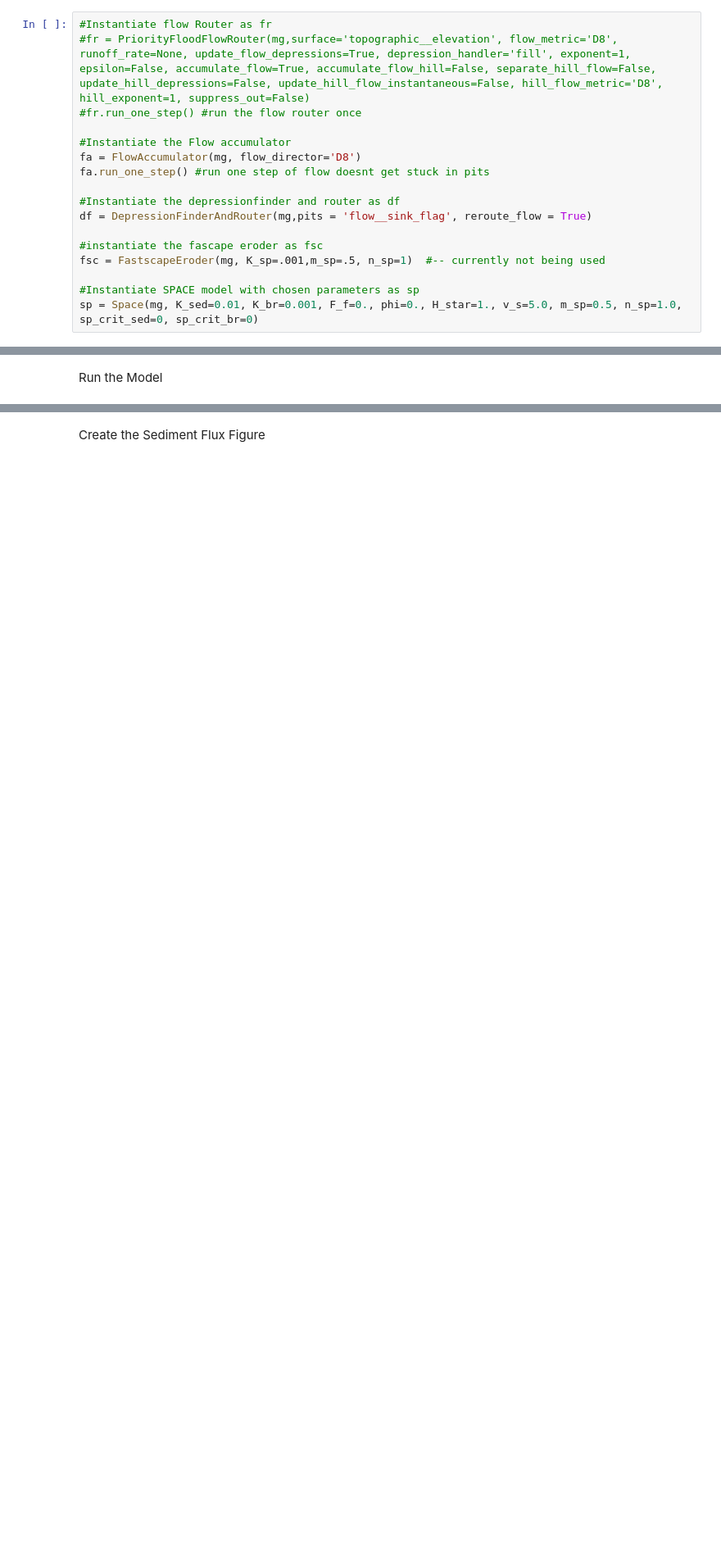
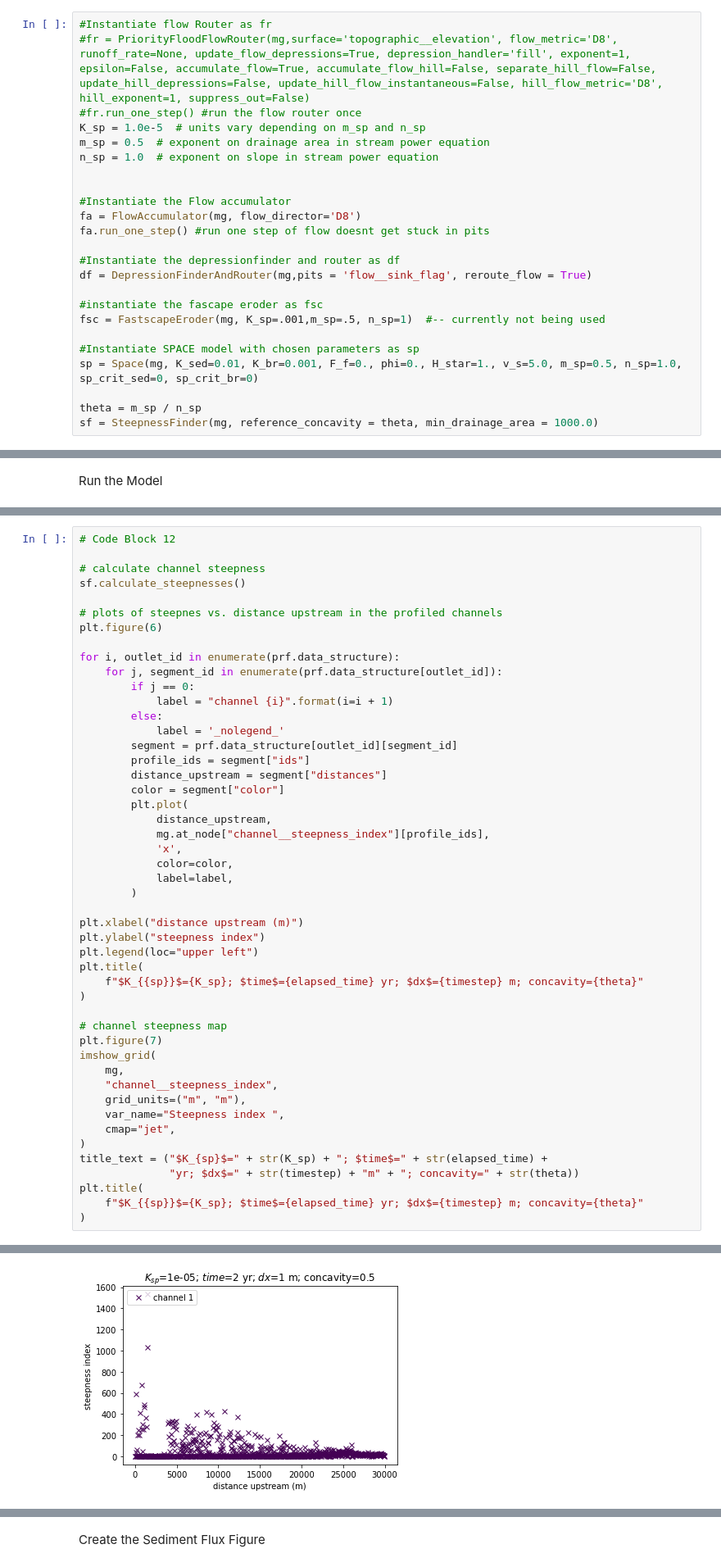
Before and after one commit to gsb223/landlabwork, a Jupyter notebook: testing_code/spaceModel.ipynb, the cells around one changed output, grey strips where cells are left out. Shown at 82% size. Saved outputs shown, nothing was run; the diff lists cells and outputs as text; blank space fills up the shorter version.

```diff
--- a/testing_code/spaceModel.ipynb
+++ b/testing_code/spaceModel.ipynb
@@ -104,6 +106,10 @@ Instantiating the FlowRouter and the DepressionFinder and Router and Space model
 #Instantiate flow Router as fr
 #fr = PriorityFloodFlowRouter(mg,surface='topographic__elevation', flow_metric='D8', runoff_rate=None, update_flow_depressions=True, depression_handler='fill', exponent=1, epsilon=False, accumulate_flow=True, accumulate_flow_hill=False, separate_hill_flow=False, update_hill_depressions=False, update_hill_flow_instantaneous=False, hill_flow_metric='D8', hill_exponent=1, suppress_out=False)
 #fr.run_one_step() #run the flow router once
+K_sp = 1.0e-5  # units vary depending on m_sp and n_sp
+m_sp = 0.5  # exponent on drainage area in stream power equation
+n_sp = 1.0  # exponent on slope in stream power equation
+
 
 #Instantiate the Flow accumulator
 fa = FlowAccumulator(mg, flow_director='D8')
@@ -117,6 +123,9 @@ fsc = FastscapeEroder(mg, K_sp=.001,m_sp=.5, n_sp=1)  #-- currently not being us
 
 #Instantiate SPACE model with chosen parameters as sp
 sp = Space(mg, K_sed=0.01, K_br=0.001, F_f=0., phi=0., H_star=1., v_s=5.0, m_sp=0.5, n_sp=1.0, sp_crit_sed=0, sp_crit_br=0)
+
+theta = m_sp / n_sp
+sf = SteepnessFinder(mg, reference_concavity = theta, min_drainage_area = 1000.0)
 # %%
 print(mg.at_node.keys()) #prints out all of the information that the nodes contain
 imshow_grid(mg, 'drainage_area') #makes a graph of the node information 'drainage_area
@@ -161,0 +231,49 @@ while elapsed_time < run_time: #time units of years
+# %%
+# Code Block 12
+
+# calculate channel steepness
+sf.calculate_steepnesses()
+
+# plots of steepnes vs. distance upstream in the profiled channels
+plt.figure(6)
+
+for i, outlet_id in enumerate(prf.data_structure):
+    for j, segment_id in enumerate(prf.data_structure[outlet_id]):
+        if j == 0:
+            label = "channel {i}".format(i=i + 1)
+        else:
+            label = '_nolegend_'
+        segment = prf.data_structure[outlet_id][segment_id]
+        profile_ids = segment["ids"]
+        distance_upstream = segment["distances"]
+        color = segment["color"]
+        plt.plot(
+            distance_upstream,
+            mg.at_node["channel__steepness_index"][profile_ids],
+            'x',
+            color=color,
+            label=label,
+        )
+
+plt.xlabel("distance upstream (m)")
+plt.ylabel("steepness index")
+plt.legend(loc="upper left")
+plt.title(
+    f"$K_{{sp}}$={K_sp}; $time$={elapsed_time} yr; $dx$={timestep} m; concavity={theta}"
+)
+
+# channel steepness map
+plt.figure(7)
+imshow_grid(
+    mg,
+    "channel__steepness_index",
+    grid_units=("m", "m"),
+    var_name="Steepness index ",
+    cmap="jet",
+)
+title_text = ("$K_{sp}$=" + str(K_sp) + "; $time$=" + str(elapsed_time) +
+              "yr; $dx$=" + str(timestep) + "m" + "; concavity=" + str(theta))
+plt.title(
+    f"$K_{{sp}}$={K_sp}; $time$={elapsed_time} yr; $dx$={timestep} m; concavity={theta}"
+)
+# %% [output]
@@ -161,0 +281 @@ while elapsed_time < run_time: #time units of years
+[figure, added]
```
Also changed, not shown: parts of 12 cells of this notebook, 1 other file.
